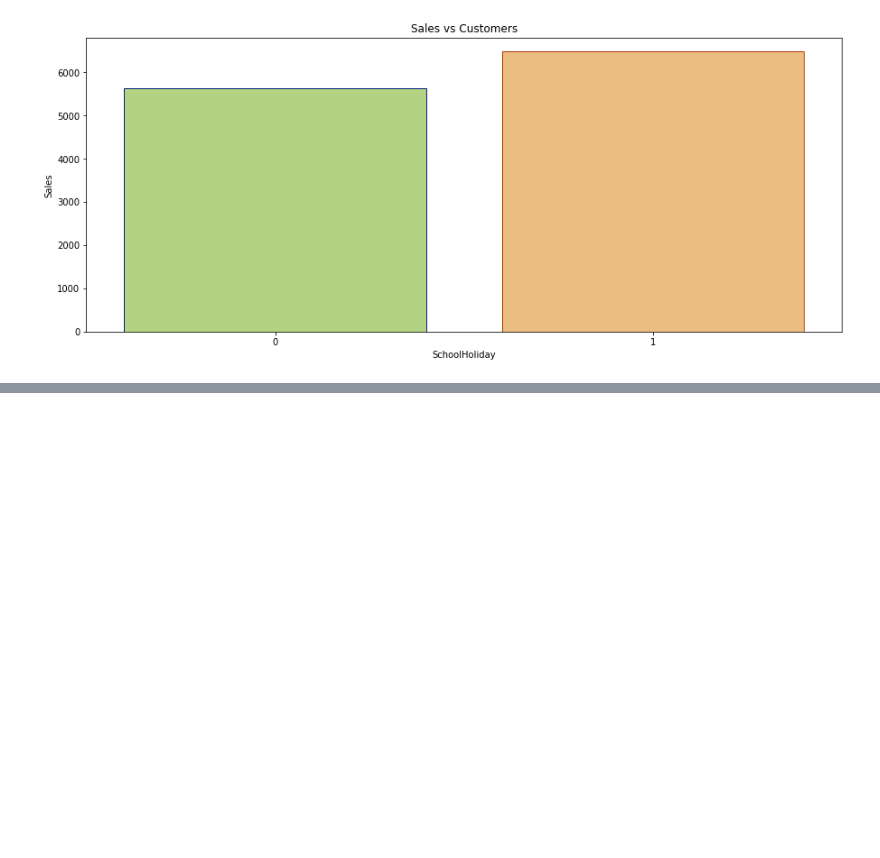
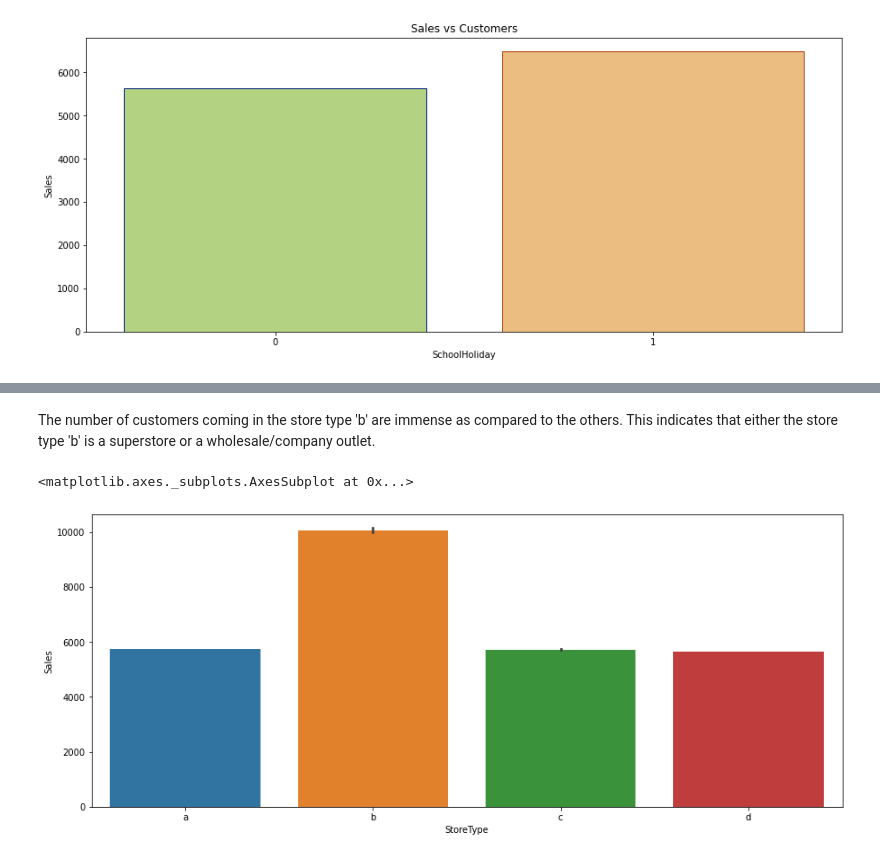
Before and after one commit to vinayakpotdar2114/Capstone-Project-2-Sales-Prediction-Rossmann-Sales-Prediction, a Jupyter notebook: Sales_Prediction_Rossmann_Sales_Prediction_Capstone_2.ipynb, the cells around one changed output, grey strips where cells are left out. Cells and saved outputs as stored; diff of their text form; code cells hidden in the pictures; blank space fills up the shorter version.

```diff
--- a/Sales_Prediction_Rossmann_Sales_Prediction_Capstone_2.ipynb
+++ b/Sales_Prediction_Rossmann_Sales_Prediction_Capstone_2.ipynb
@@ -365,0 +386,8 @@ plt.show()
+# %% [markdown]
+The number of customers coming in the store type 'b' are immense as compared to the others. This indicates that either the store type 'b' is a superstore or a wholesale/company outlet.
+# %%
+plt.subplots(figsize=(15,6))
+sns.barplot(x='StoreType', y='Sales', data=dataset, order=['a','b','c', 'd'])
+# %% [output]
+<matplotlib.axes._subplots.AxesSubplot at 0x...>
+[figure, added]
```
Also changed, not shown: parts of 15 cells of this notebook.
